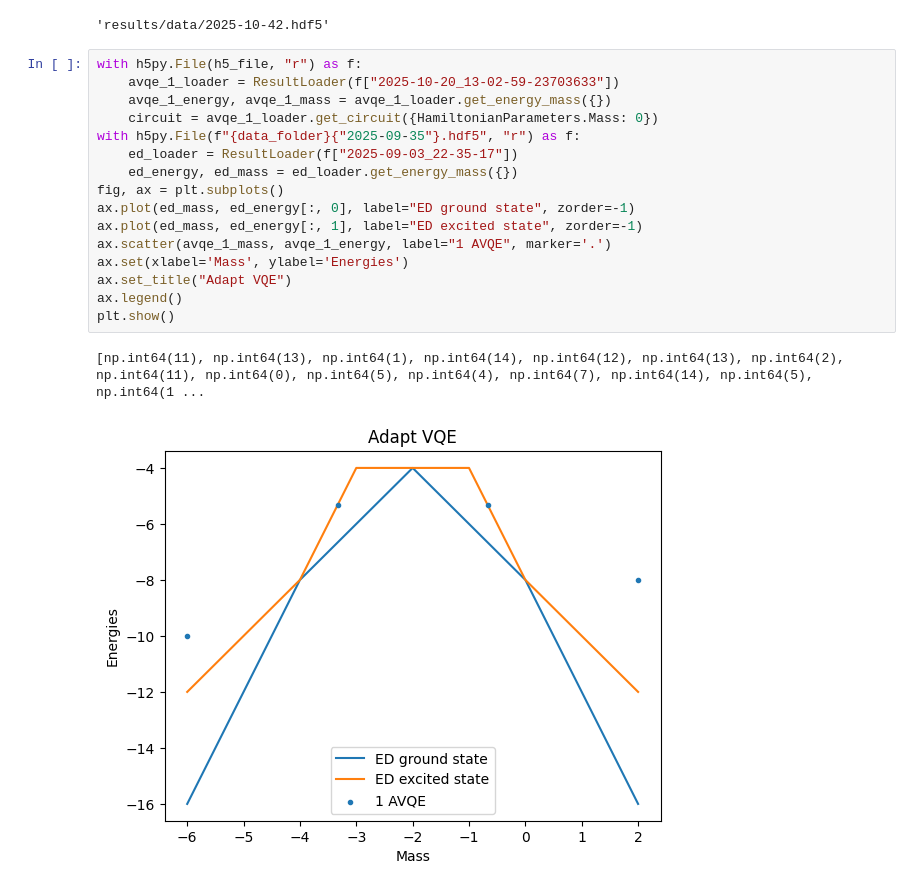
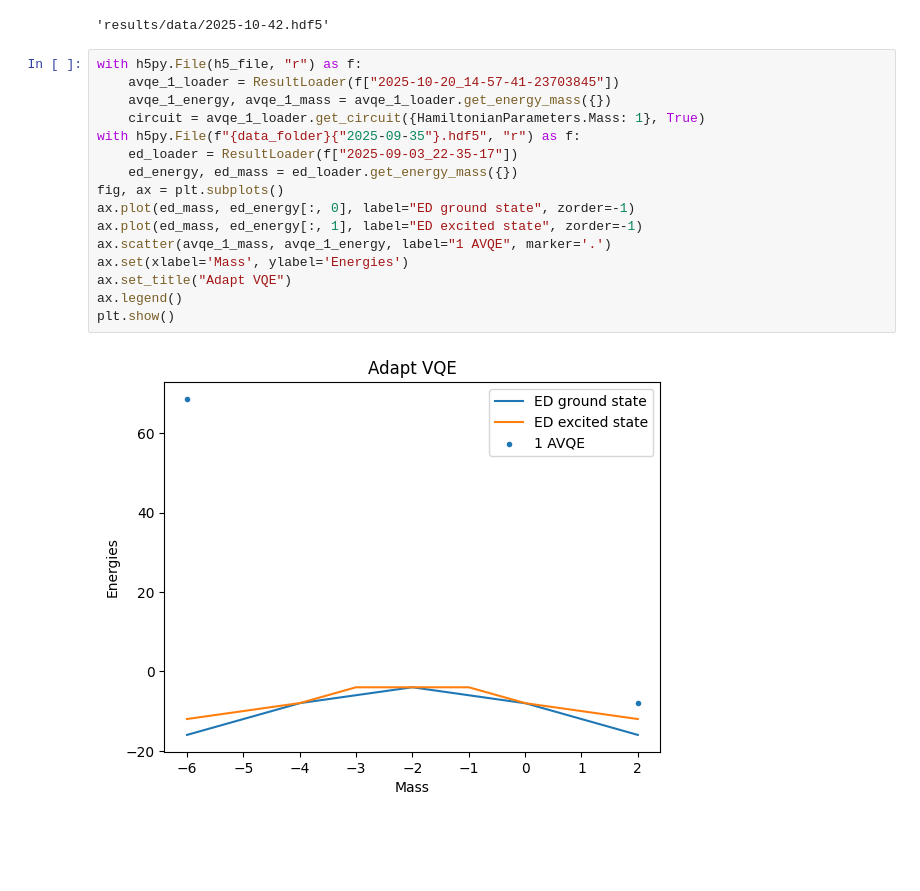
Before and after one commit to NicoDic98/QC-MasterThesis, a Jupyter notebook: plots.ipynb, the cells around one changed output. Saved outputs shown, nothing was run; the diff lists cells and outputs as text; blank space fills up the shorter version.

Commit message:
Some test plots

```diff
--- a/plots.ipynb
+++ b/plots.ipynb
@@ -228,23 +209,22 @@ h5_file
 'results/data/2025-10-42.hdf5'
 # %%
 with h5py.File(h5_file, "r") as f:
-    avqe_1_loader = ResultLoader(f["2025-10-20_13-02-59-23703633"])
+    avqe_1_loader = ResultLoader(f["2025-10-20_14-57-41-23703845"])
     avqe_1_energy, avqe_1_mass = avqe_1_loader.get_energy_mass({})
-    circuit = avqe_1_loader.get_circuit({HamiltonianParameters.Mass: 0})
+    circuit = avqe_1_loader.get_circuit({HamiltonianParameters.Mass: 1}, True)
 with h5py.File(f"{data_folder}{"2025-09-35"}.hdf5", "r") as f:
     ed_loader = ResultLoader(f["2025-09-03_22-35-17"])
     ed_energy, ed_mass = ed_loader.get_energy_mass({})
 fig, ax = plt.subplots()
 ax.plot(ed_mass, ed_energy[:, 0], label="ED ground state", zorder=-1)
 ax.plot(ed_mass, ed_energy[:, 1], label="ED excited state", zorder=-1)
 ax.scatter(avqe_1_mass, avqe_1_energy, label="1 AVQE", marker='.')
 ax.set(xlabel='Mass', ylabel='Energies')
 ax.set_title("Adapt VQE")
 ax.legend()
 plt.show()
 # %% [output]
-[np.int64(11), np.int64(13), np.int64(1), np.int64(14), np.int64(12), np.int64(13), np.int64(2), np.int64(11), np.int64(0), np.int64(5), np.int64(4), np.int64(7), np.int64(14), np.int64(5), np.int64(1 ...
-[figure, old version]
+[figure, new version]
 # %%
 circuit.draw("mpl")
 # %% [output]
```
Also changed, not shown: parts of 3 cells of this notebook, 4 other files.
